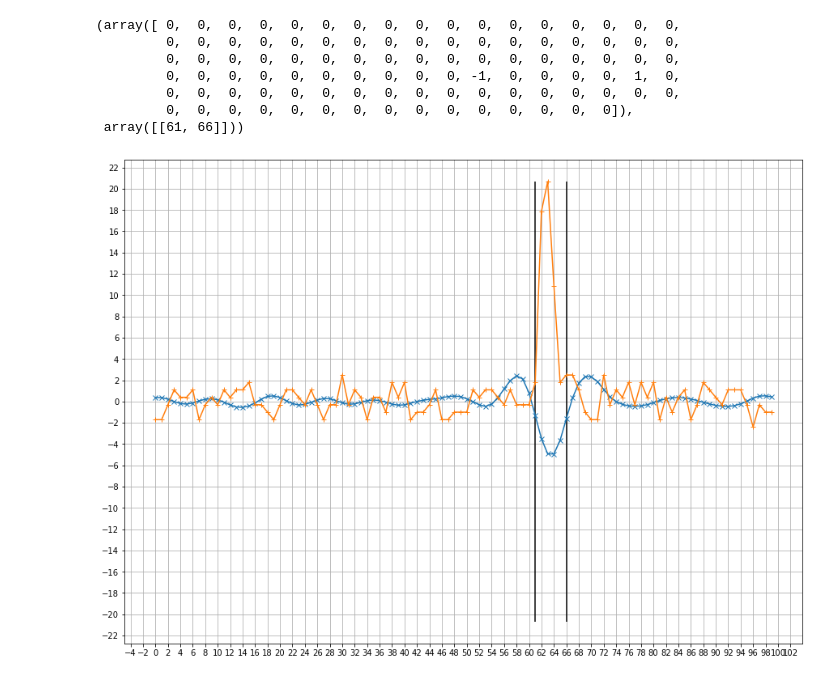
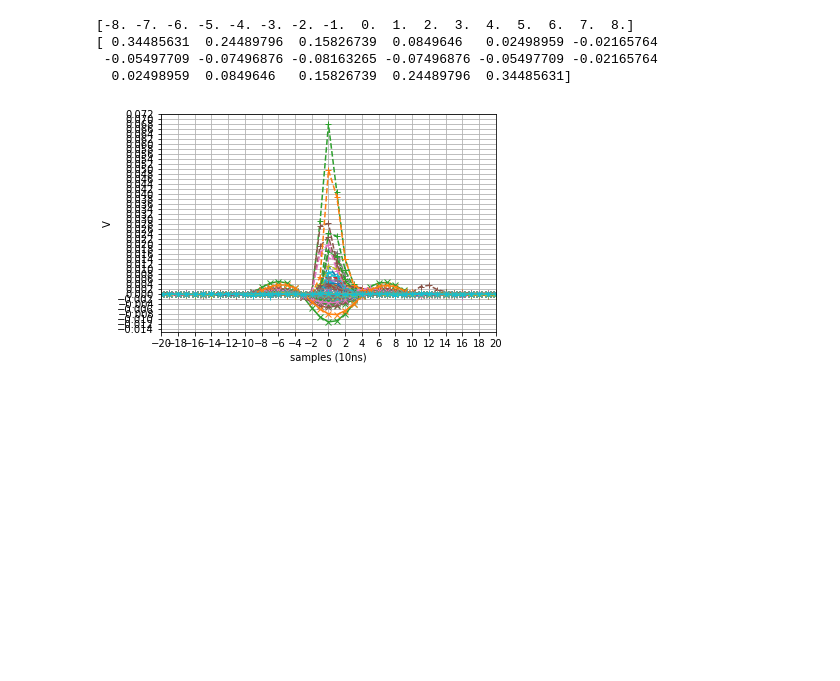
Before and after one commit to PenningLab/DDC10Ana, a Jupyter notebook: LoGTest.ipynb, the cells around one changed output. Drawn from its saved outputs; the diff is of its cells as text; code cells hidden in the pictures; blank space fills up the shorter version.

```diff
--- a/LoGTest.ipynb
+++ b/LoGTest.ipynb
@@ -35,8 +39,0 @@ QDict,waveInfo
-# %%
-for i in range(100):
-    if QDict['evMask'][i] and QDict['qData'][i]>0.5:
-        plt.plot(QDict['waves'][i][QDict['trgT'][i]:],marker='+',label=i)
-plt.xlabel('samples (10ns)')
-plt.ylabel('V')
-plt.legend()
-plt.show()
@@ -101,6 +53,37 @@ def mmg_rolling(a, window):
+# %%
+from scipy import signal
+
+ksigma = 3.5
+scale = 5
+ksize = ksigma*scale
+Lkernel = au.LoGkernel(ksigma,scale=scale)
+LoGL = signal.fftconvolve(QDict['waves'],Lkernel[np.newaxis,...],mode='full',axes=1)[:,int(ksize/2):-int(ksize/2)]
+# %% [output]
+[-8. -7. -6. -5. -4. -3. -2. -1.  0.  1.  2.  3.  4.  5.  6.  7.  8.]
+[ 0.34485631  0.24489796  0.15826739  0.0849646   0.02498959 -0.02165764
+ -0.05497709 -0.07496876 -0.08163265 -0.07496876 -0.05497709 -0.02165764
+  0.02498959  0.0849646   0.15826739  0.24489796  0.34485631]
+# %%
+for i in range(100):
+    if int(LoGL[i].max())<0.5:
+        x=np.arange(waveInfo['numSamples'])-np.argmax(QDict['waves'][i])
+        p=plt.plot(x,QDict['waves'][i],marker='+',label=i,linestyle='dashed')
+        plt.plot(x,LoGL[i],marker='x',label='{}LoG'.format(i),color=p[-1].get_color())
+        #plt.plot(x,LoGL[i]*scale,marker='x',label='{}LoGR'.format(i))
+plt.xlabel('samples (10ns)')
+plt.ylabel('V')
+plt.gca().xaxis.set_major_locator(mpl.ticker.MultipleLocator(2))
+plt.gca().yaxis.set_major_locator(mpl.ticker.MultipleLocator(2e-3))
+plt.grid()
+plt.xlim((-20,20))
+#plt.legend()
+plt.show()
+#input('Cont...')
+# %% [output]
+[figure, added]
 # %%
-def zero_crossing(mLoG,thresh,window=3):
-    maxL,minL,gradL = mmg_rolling(mLoG,window)
+def zero_crossing(mLoG,mWave,thresh,window=3):
+    maxL,minL,gradL = au.mmg_rolling(mLoG,window)
     #print(grad2L,gradL)
     pzero = (mLoG[...,1:-1]>0)
     zeroCross = np.zeros(shape=mLoG.shape).astype(np.int)
@@ -108,26 +91,17 @@ def zero_crossing(mLoG,thresh,window=3):
     diffL = maxL-minL
     zeroCross[...,1:-1] = zeroCross[...,1:-1]*(diffL > thresh)
     zeroCross[...,1:-1] = ((gradL>thresh/window).astype(np.int)-(gradL<-thresh/window).astype(np.int))*zeroCross[...,1:-1]
+    cDiff = mLoG-mWave
+    cDiff *= np.abs(cDiff)>thresh
+    curveInt = np.diff(np.sign(cDiff))
+    #curveInt = zeroCross[...,:-1]*(curveInt!=0)
+    #zeroCross[...,:-1] *= (curveInt!=0)
     #zeroCross[zeroCross==0] = np.nan
-    return zeroCross,np.array(np.nonzero(zeroCross))
+    lEd = awk.fromiter([np.nonzero(zi)[0] for zi in zeroCross<0])
+    rEd = awk.fromiter([np.nonzero(zi)[0] for zi in zeroCross>0])
+    return (lEd,rEd),np.pad(gradL,[(0,)]*(gradL.ndim-1)+[(1,)],'constant',constant_values=(0)),awk.fromiter([np.nonzero(ci)[0] for ci in curveInt])
 
-th = 3.5
-zeroCross=zero_crossing(LoG,th)
-zeroCross
+#Find intersection points, intersections corresponding to zero crossings are used as edge candidates
+th = 0.3
+zeroCross,zeroGrad,curveInt = zero_crossing(LoGL,QDict['waves'],th*1e-3)
+zeroCross,zeroGrad,curveInt
-# %% [output]
-(array([ 0,  0,  0,  0,  0,  0,  0,  0,  0,  0,  0,  0,  0,  0,  0,  0,  0,
-         0,  0,  0,  0,  0,  0,  0,  0,  0,  0,  0,  0,  0,  0,  0,  0,  0,
-         0,  0,  0,  0,  0,  0,  0,  0,  0,  0,  0,  0,  0,  0,  0,  0,  0,
-         0,  0,  0,  0,  0,  0,  0,  0,  0,  0, -1,  0,  0,  0,  0,  1,  0,
-         0,  0,  0,  0,  0,  0,  0,  0,  0,  0,  0,  0,  0,  0,  0,  0,  0,
-         0,  0,  0,  0,  0,  0,  0,  0,  0,  0,  0,  0,  0,  0,  0]),
- array([[61, 66]]))
-# %%
-plt.plot(LoG,marker='x')
-plt.plot(testEv,marker='+')
-plt.vlines(zeroCross[1][0],-testEv.max(),testEv.max())
-plt.gca().xaxis.set_major_locator(mpl.ticker.MultipleLocator(2))
-plt.gca().yaxis.set_major_locator(mpl.ticker.MultipleLocator(2))
-plt.grid()
-# %% [output]
-[figure, removed]
```
Also changed, not shown: parts of 23 cells of this notebook, 2 other files.
